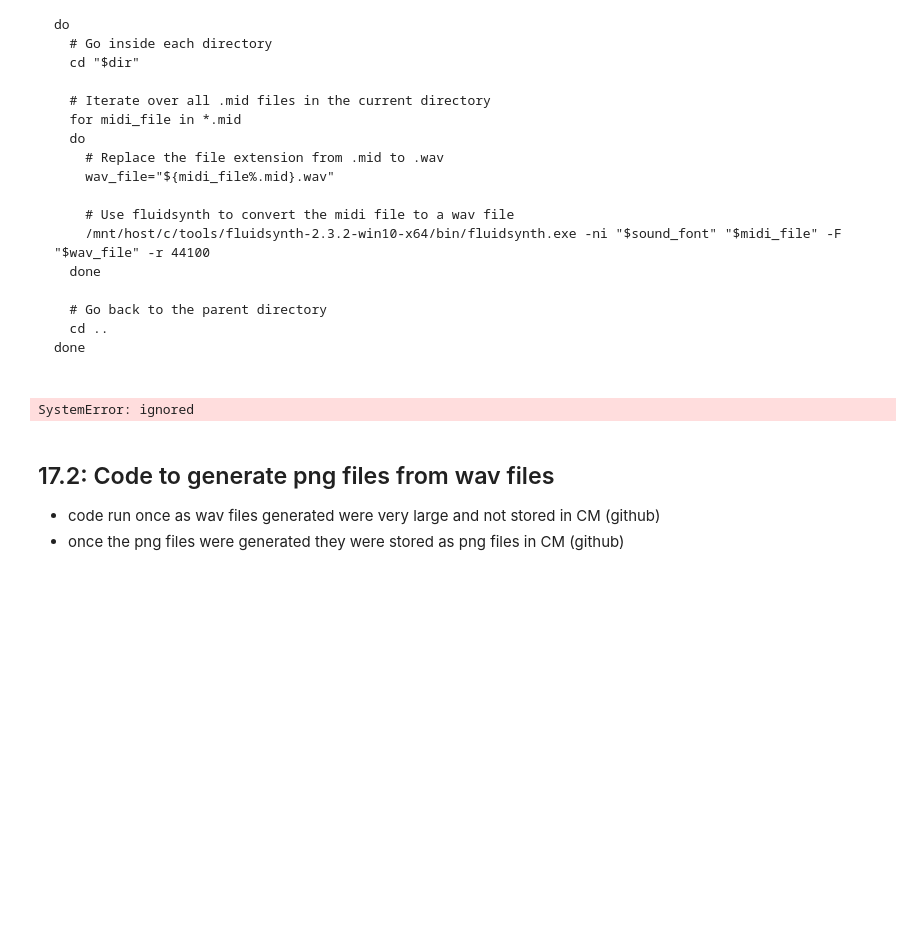
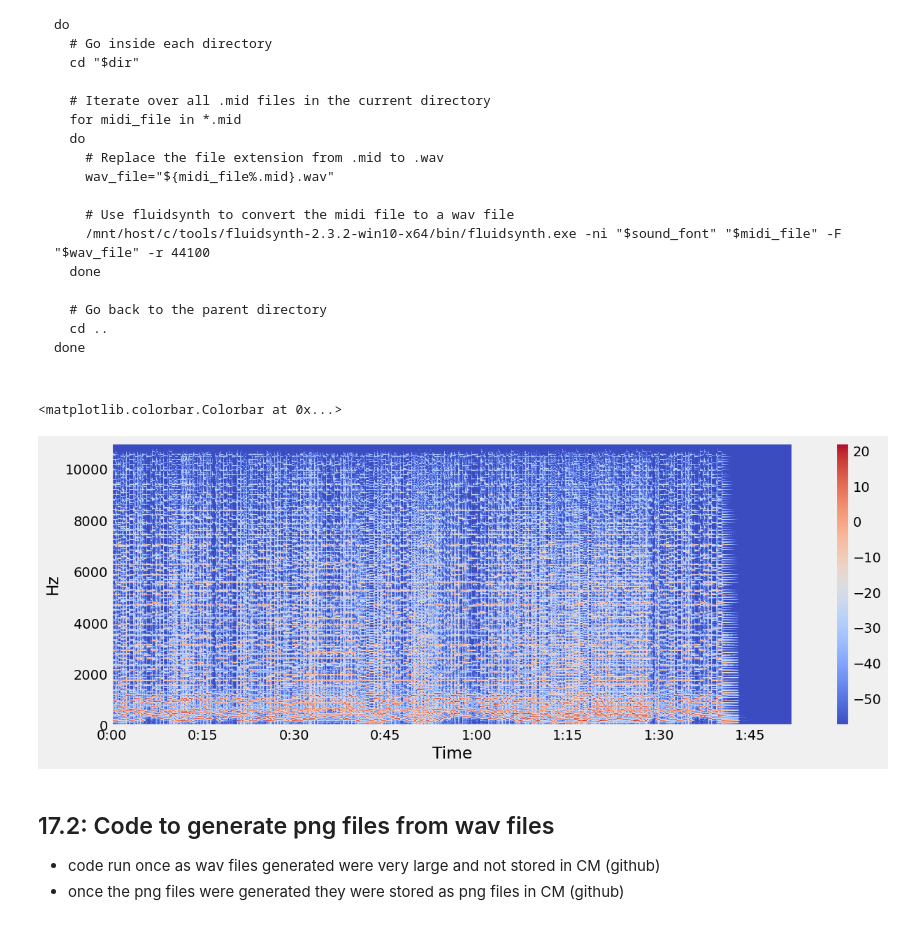
Before and after one commit to cteliStolenFocus/aai-511-team-8, a Jupyter notebook: AAI511_F_2_(2).ipynb, the cells around one changed output. Saved outputs shown, nothing was run; the diff lists cells and outputs as text; code cells hidden in the pictures; blank space fills up the shorter version.

```diff
--- a/AAI511_F_2_(2).ipynb
+++ b/AAI511_F_2_(2).ipynb
@@ -994,18 +1018,19 @@ done
 # %%
 #@title 17.1: Load related libraries
 ### Sample of wav file and spectrograph
 import librosa
-audio_data = "train/bach/bach346.wav"
+audio_data = base_dir + "/bach/bach346.wav"
 librosa.load(audio_data)
 import matplotlib.pyplot as plt
 x , sr = librosa.load(audio_data)
 X = librosa.stft(x)
 Xdb = librosa.amplitude_to_db(abs(X))
 plt.figure(figsize=(14, 5))
 librosa.display.specshow(Xdb, sr=sr, x_axis='time', y_axis='hz')
 plt.colorbar()
 # %% [output]
-SystemError: ignored
+<matplotlib.colorbar.Colorbar at 0x...>
+[figure, added]
 # %% [markdown]
 ## 17.2: Code to generate png files from wav files
 - code run once as wav files generated were very large and not stored in CM (github)
```
Also changed, not shown: parts of 18 cells of this notebook, 1 other file.
